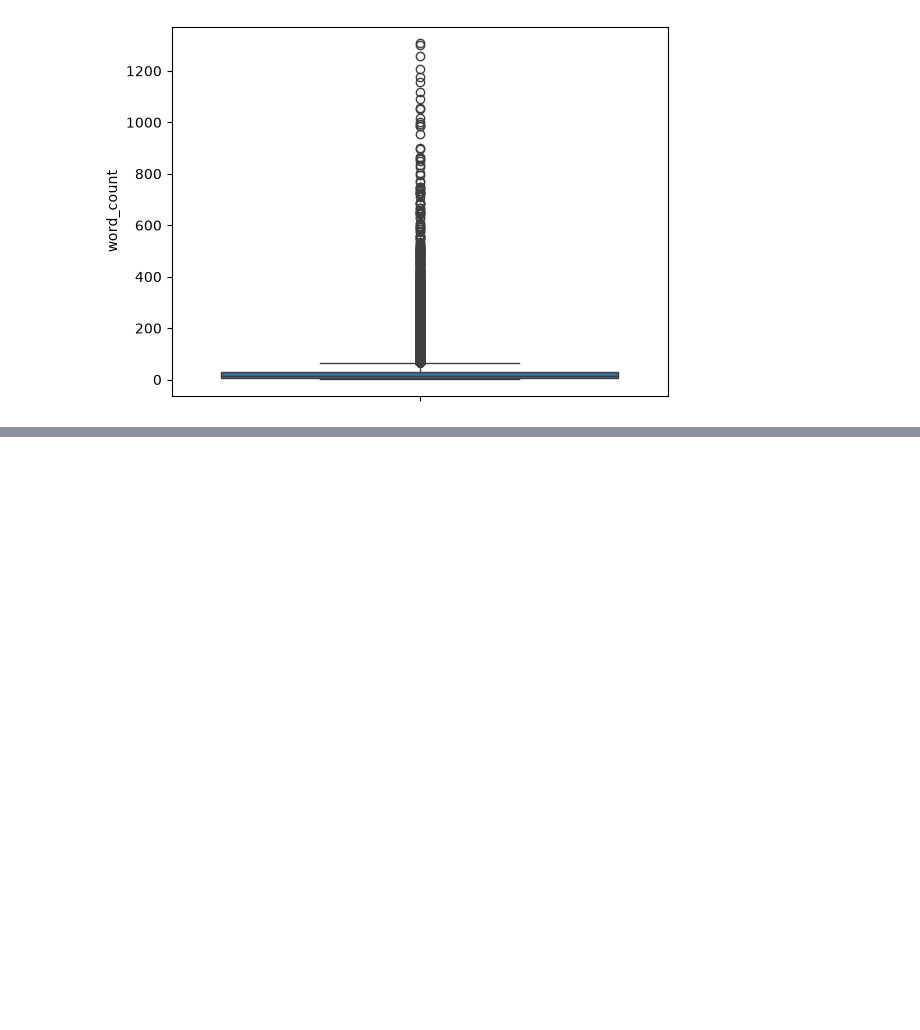
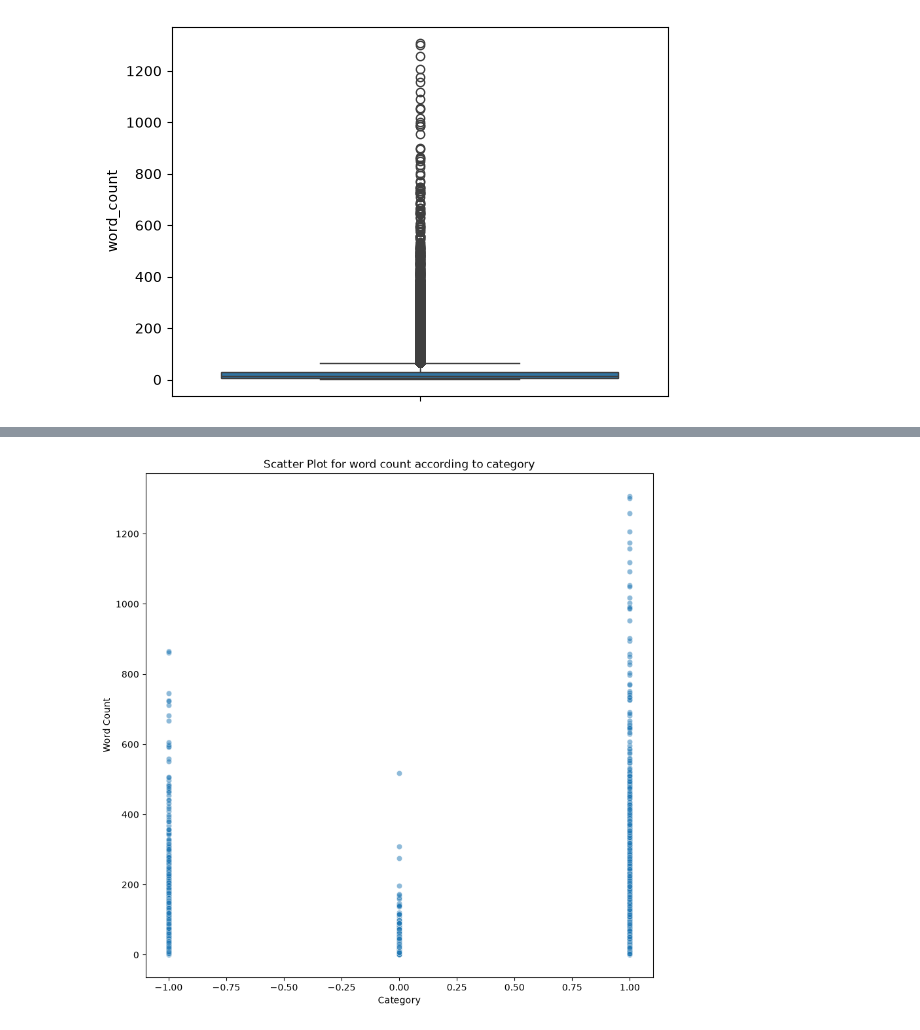
Before and after one commit to HerbertNtim/data-science-lab, a Jupyter notebook: jupyter_works/youtube-sentiment/notebooks/1_Preprocessing_&_EDA.ipynb, the cells around one changed output, grey strips where cells are left out. Cells and saved outputs as stored; diff of their text form; code cells hidden in the pictures; blank space fills up the shorter version.

Commit message:
plotted scatter plot and median plot

```diff
--- a/jupyter_works/youtube-sentiment/notebooks/1_Preprocessing_&_EDA.ipynb
+++ b/jupyter_works/youtube-sentiment/notebooks/1_Preprocessing_&_EDA.ipynb
@@ -329,0 +332,17 @@ plt.show()
+# %%
+# Plotting a scatter plot for the 'word count' column categorized by 'category'
+# Defining the figure size
+plt.figure(figsize=(10, 10))
+
+# Plotting the boxplot using seaborn
+sns.scatterplot(data=df, x = "category", y = "word_count", alpha=0.5)
+
+# Adding titles and labels
+plt.title("Scatter Plot for word count according to category")
+plt.xlabel("Category")
+plt.ylabel("Word Count")
+
+# Displaying the graph
+plt.show()
+# %% [output]
+[figure, added]
```
Also changed, not shown: parts of 3 cells of this notebook.
